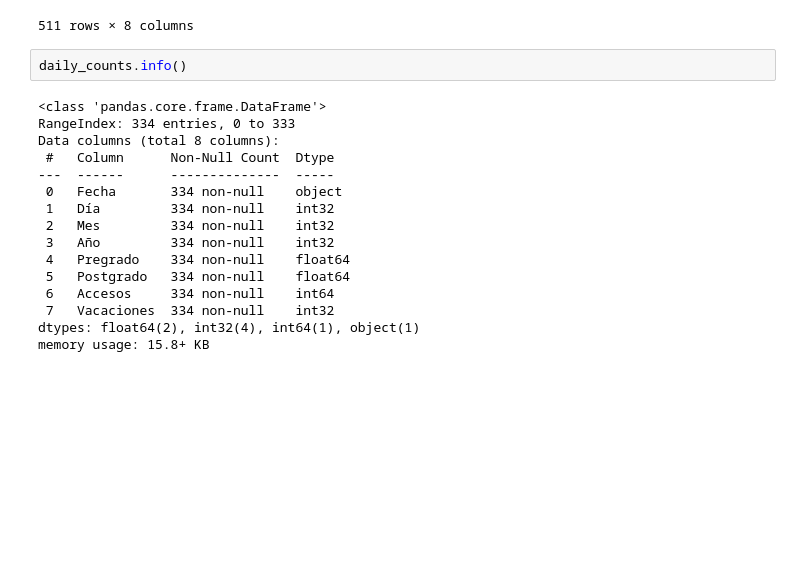
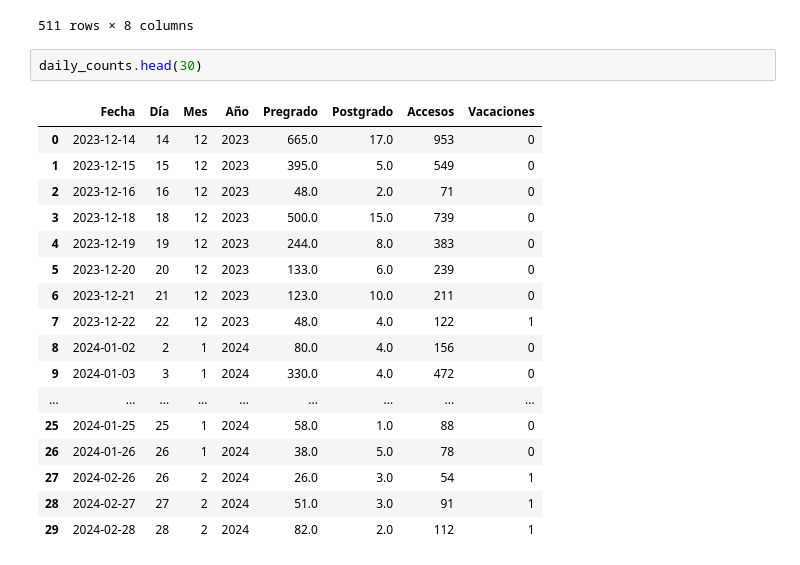
Before and after one commit to BrendanRubilar/IA_Library_Proyect, a Jupyter notebook: AcademicDays.ipynb, the cells around one changed output. Cells and saved outputs as stored; diff of their text form; blank space fills up the shorter version.

```diff
--- a/AcademicDays.ipynb
+++ b/AcademicDays.ipynb
@@ -83,21 +81,23 @@ daily_counts_full
 | 509 | 2025-05-06 | 6 | 5 | 2025 | 0 | 1808 | 5 | 1866 |
 | 510 | 2025-05-07 | 7 | 5 | 2025 | 0 | 2211 | 5 | 2254 |
 511 rows × 8 columns
-# %%
-daily_counts.info()
-# %% [output]
-<class 'pandas.core.frame.DataFrame'>
-RangeIndex: 334 entries, 0 to 333
-Data columns (total 8 columns):
- #   Column      Non-Null Count  Dtype
----  ------      --------------  -----
- 0   Fecha       334 non-null    object
- 1   Día         334 non-null    int32
- 2   Mes         334 non-null    int32
- 3   Año         334 non-null    int32
- 4   Pregrado    334 non-null    float64
- 5   Postgrado   334 non-null    float64
- 6   Accesos     334 non-null    int64
- 7   Vacaciones  334 non-null    int32
-dtypes: float64(2), int32(4), int64(1), object(1)
-memory usage: 15.8+ KB
+# %%
+daily_counts.head(30)
+# %% [output]
+|  | Fecha | Día | Mes | Año | Pregrado | Postgrado | Accesos | Vacaciones |
+| 0 | 2023-12-14 | 14 | 12 | 2023 | 665.0 | 17.0 | 953 | 0 |
+| 1 | 2023-12-15 | 15 | 12 | 2023 | 395.0 | 5.0 | 549 | 0 |
+| 2 | 2023-12-16 | 16 | 12 | 2023 | 48.0 | 2.0 | 71 | 0 |
+| 3 | 2023-12-18 | 18 | 12 | 2023 | 500.0 | 15.0 | 739 | 0 |
+| 4 | 2023-12-19 | 19 | 12 | 2023 | 244.0 | 8.0 | 383 | 0 |
+| 5 | 2023-12-20 | 20 | 12 | 2023 | 133.0 | 6.0 | 239 | 0 |
+| 6 | 2023-12-21 | 21 | 12 | 2023 | 123.0 | 10.0 | 211 | 0 |
+| 7 | 2023-12-22 | 22 | 12 | 2023 | 48.0 | 4.0 | 122 | 1 |
+| 8 | 2024-01-02 | 2 | 1 | 2024 | 80.0 | 4.0 | 156 | 0 |
+| 9 | 2024-01-03 | 3 | 1 | 2024 | 330.0 | 4.0 | 472 | 0 |
+| ... | ... | ... | ... | ... | ... | ... | ... | ... |
+| 25 | 2024-01-25 | 25 | 1 | 2024 | 58.0 | 1.0 | 88 | 0 |
+| 26 | 2024-01-26 | 26 | 1 | 2024 | 38.0 | 5.0 | 78 | 0 |
+| 27 | 2024-02-26 | 26 | 2 | 2024 | 26.0 | 3.0 | 54 | 1 |
+| 28 | 2024-02-27 | 27 | 2 | 2024 | 51.0 | 3.0 | 91 | 1 |
+| 29 | 2024-02-28 | 28 | 2 | 2024 | 82.0 | 2.0 | 112 | 1 |
```
Also changed, not shown: parts of 1 cell of this notebook, 1 other file.
